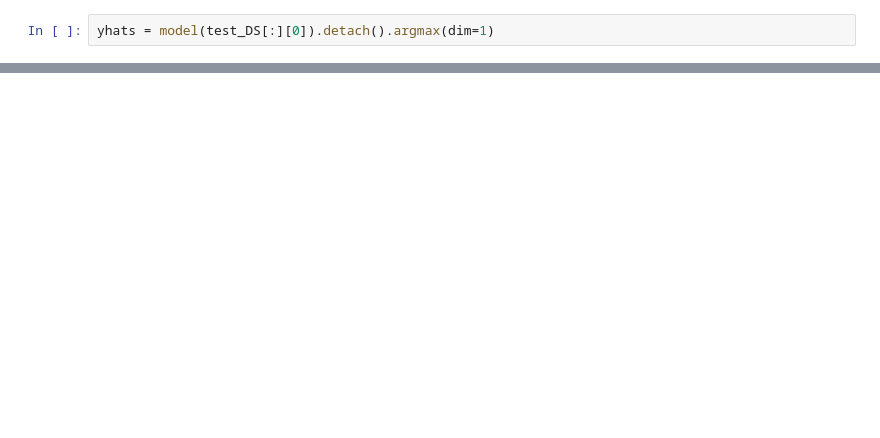
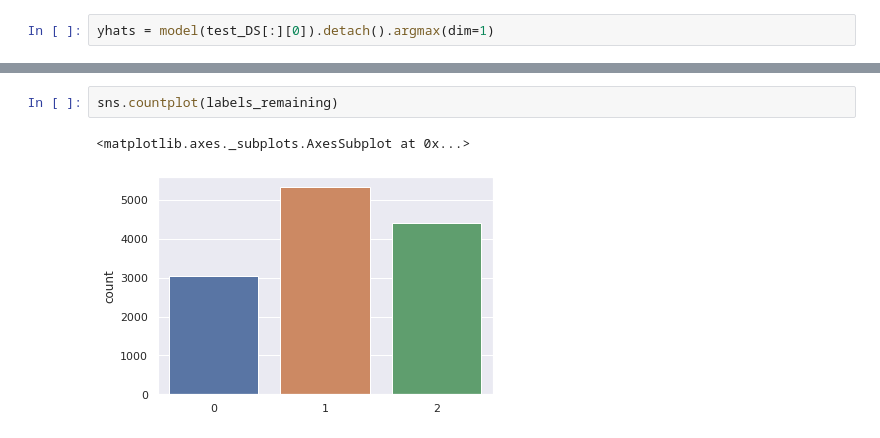
Before and after one commit to evangstav/Channel_Charting, a Jupyter notebook: notebooks/SemiSupervised.ipynb, the cells around one changed output, grey strips where cells are left out. Cells and saved outputs as stored; diff of their text form; blank space fills up the shorter version.

```diff
--- a/notebooks/SemiSupervised.ipynb
+++ b/notebooks/SemiSupervised.ipynb
@@ -148,3 +221,8 @@ yhats = model(test_DS[:][0]).detach().argmax(dim=1)
+# %%
+sns.countplot(labels_remaining)
+# %% [output]
+<matplotlib.axes._subplots.AxesSubplot at 0x...>
+[figure, added]
 # %%
 plt.figure(figsize=(20,10))
 plt.subplot(1,2,1)
```
Also changed, not shown: parts of 27 cells of this notebook, 3 other files.
